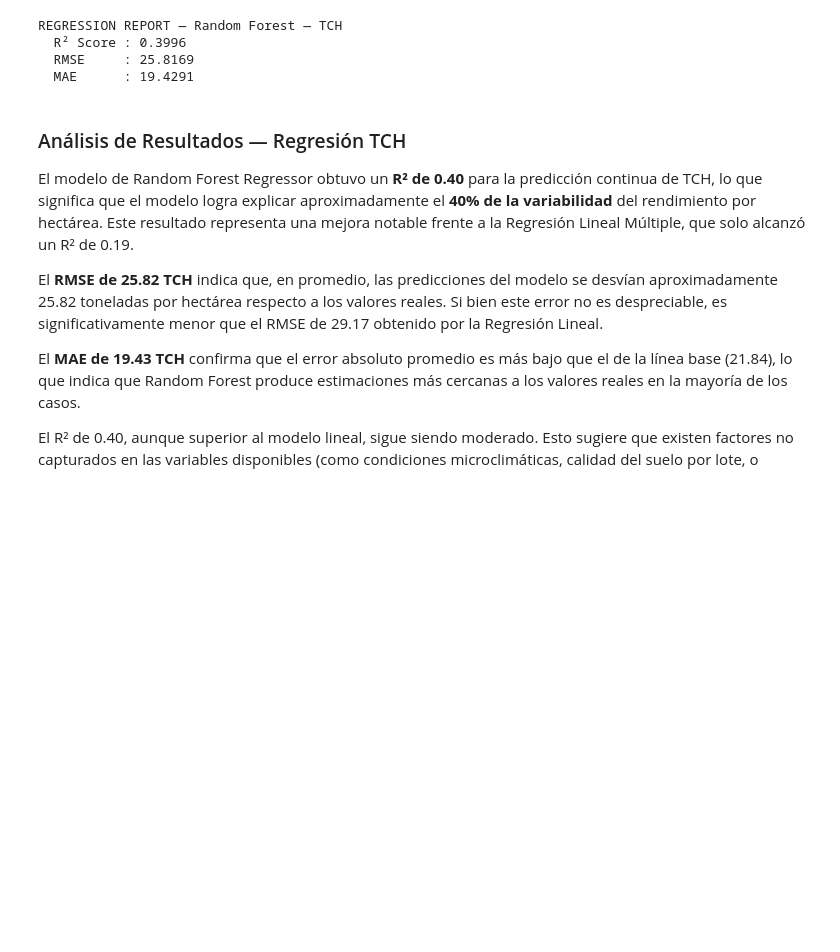
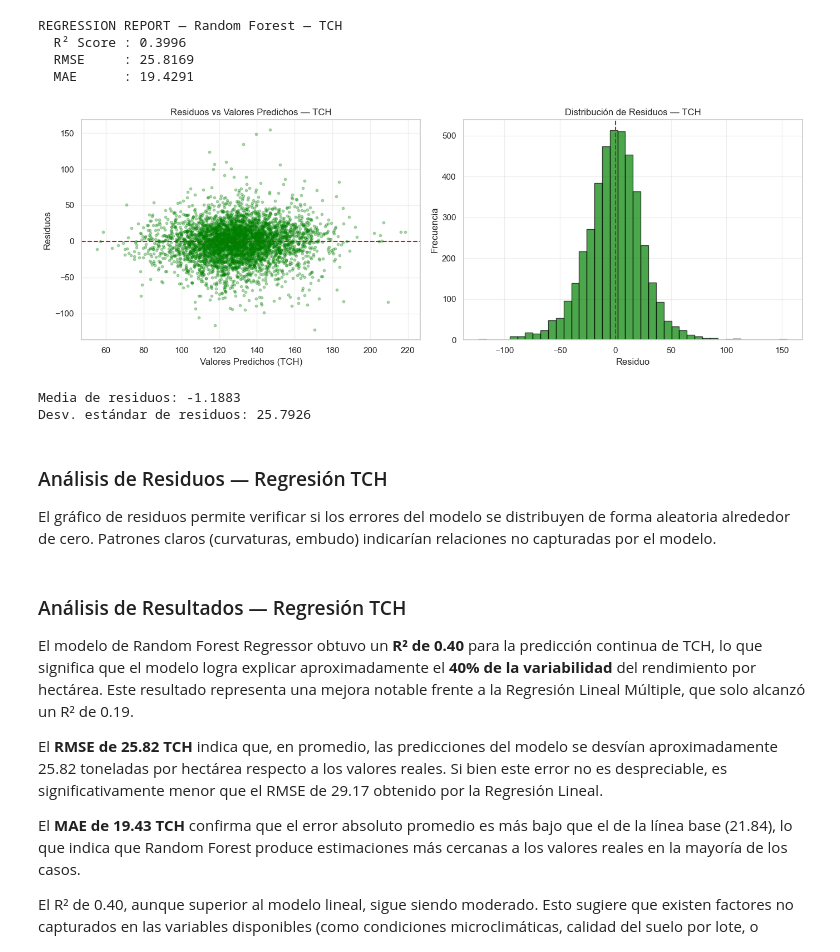
Before and after one commit to luiscadn/ProvidenciaCane-Harvest-Forecasting-ML, a Jupyter notebook: notebooks/04_Random_Forest.ipynb, the cells around one changed output. Cells and saved outputs as stored; diff of their text form; code cells hidden in the pictures; blank space fills up the shorter version.

```diff
--- a/notebooks/04_Random_Forest.ipynb
+++ b/notebooks/04_Random_Forest.ipynb
@@ -487,6 +525,42 @@ REGRESSION REPORT — Random Forest — TCH
   R² Score : 0.3996
   RMSE     : 25.8169
   MAE      : 19.4291
+# %%
+# Gráfico de Residuos para Regresión TCH
+residuos_tch = y_test_rt - y_pred_rt
+
+fig, axes = plt.subplots(1, 2, figsize=(14, 5))
+
+# Residuos vs Predichos
+axes[0].scatter(y_pred_rt, residuos_tch, alpha=0.3, s=10, color='green')
+axes[0].axhline(y=0, color='red', linestyle='--', linewidth=1.5)
+axes[0].set_xlabel('Valores Predichos (TCH)')
+axes[0].set_ylabel('Residuos')
+axes[0].set_title('Residuos vs Valores Predichos — TCH')
+axes[0].grid(True, alpha=0.3)
+
+# Distribución de residuos
+axes[1].hist(residuos_tch, bins=40, color='green', alpha=0.7, edgecolor='black')
+axes[1].axvline(x=0, color='red', linestyle='--', linewidth=1.5)
+axes[1].set_xlabel('Residuo')
+axes[1].set_ylabel('Frecuencia')
+axes[1].set_title('Distribución de Residuos — TCH')
+axes[1].grid(True, alpha=0.3)
+
+plt.tight_layout()
+plt.show()
+
+print(f"Media de residuos: {residuos_tch.mean():.4f}")
+print(f"Desv. estándar de residuos: {residuos_tch.std():.4f}")
+# %% [output]
+[figure, added]
+Media de residuos: -1.1883
+Desv. estándar de residuos: 25.7926
+# %% [markdown]
+### Análisis de Residuos — Regresión TCH
+
+El gráfico de residuos permite verificar si los errores del modelo se distribuyen de forma aleatoria alrededor de cero.
+Patrones claros (curvaturas, embudo) indicarían relaciones no capturadas por el modelo.
 # %% [markdown]
 ### Análisis de Resultados — Regresión TCH
 
```
Also changed, not shown: parts of 5 cells of this notebook.
